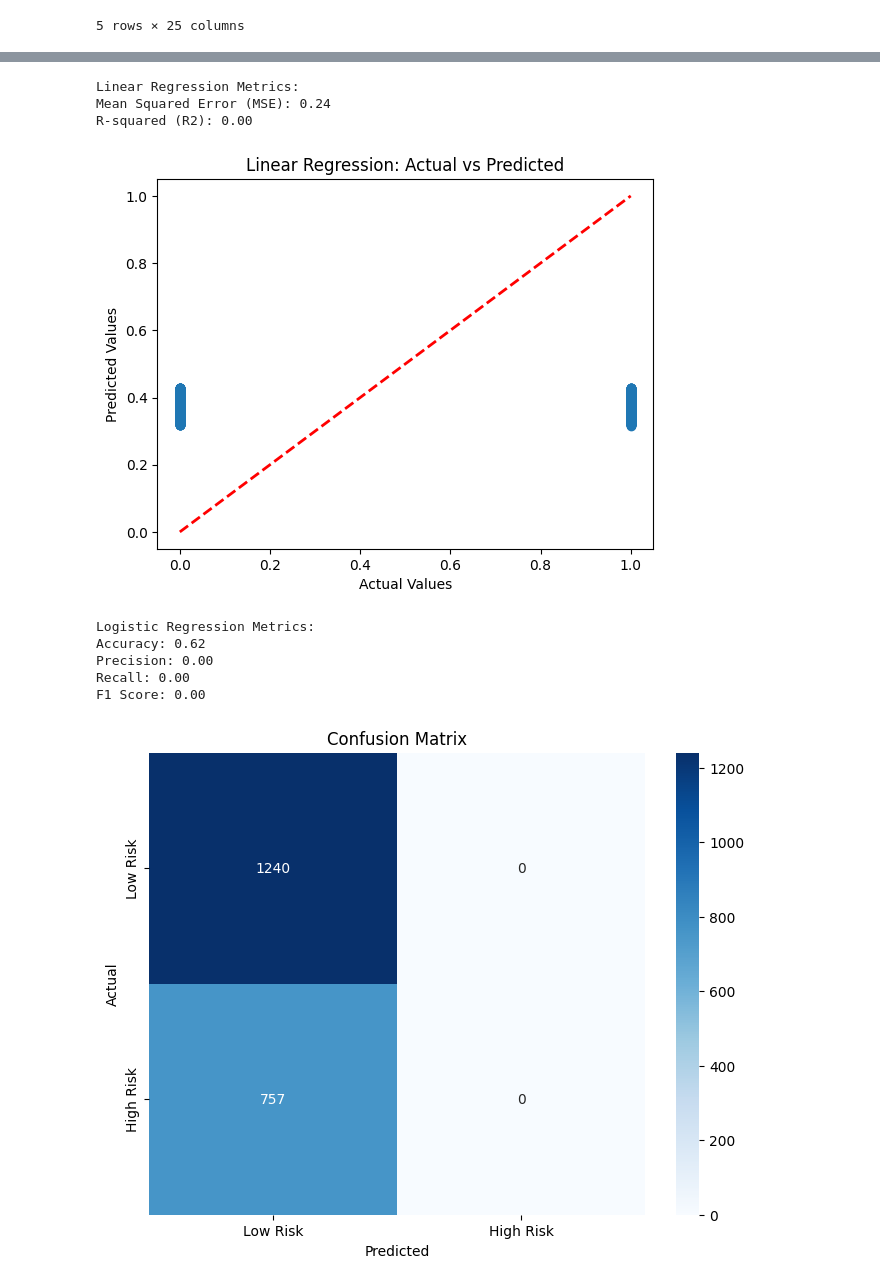
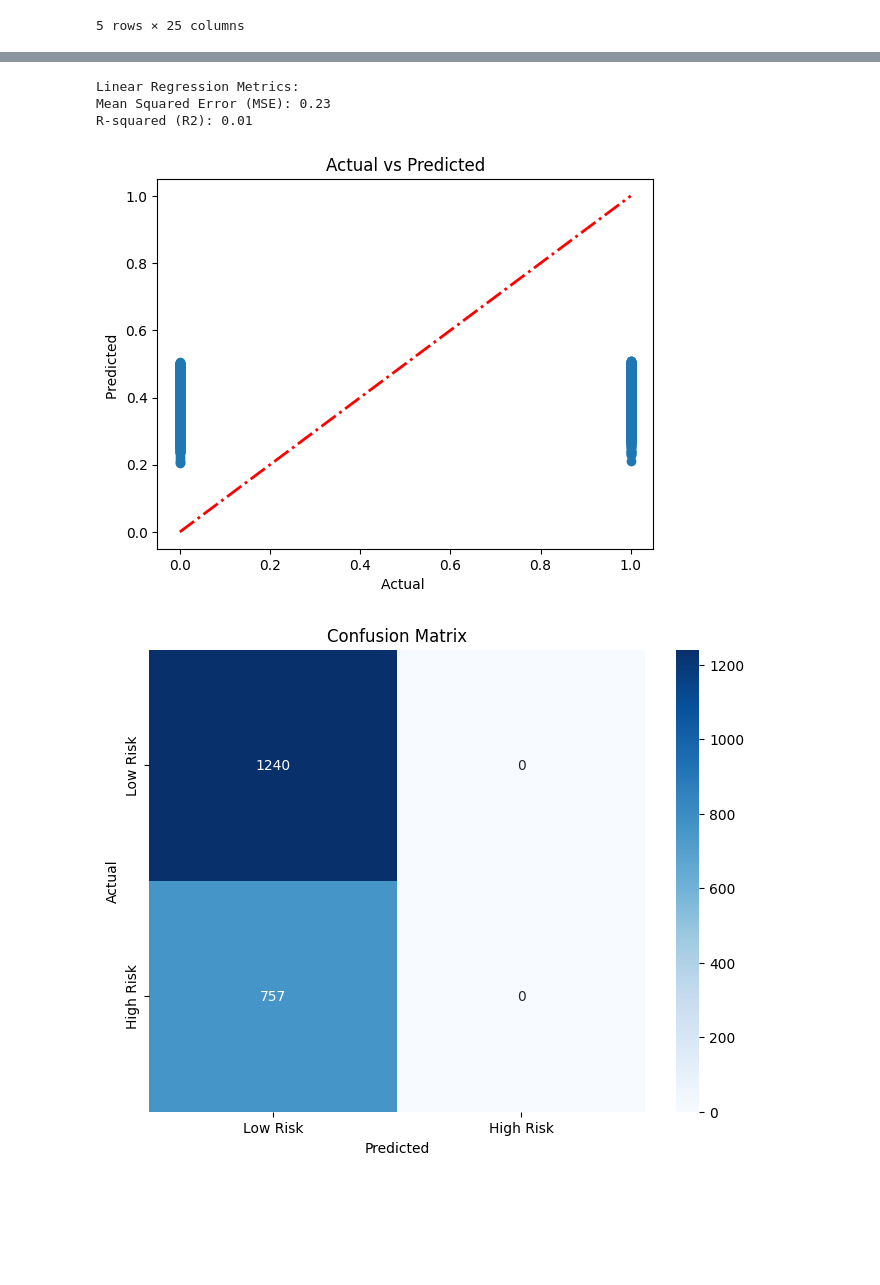
Before and after one commit to Pathin220/4105_Project, a Jupyter notebook: Project_Complete_Classic_ML.ipynb, the cells around one changed output, grey strips where cells are left out. Cells and saved outputs as stored; diff of their text form; code cells hidden in the pictures; blank space fills up the shorter version.

```diff
--- a/Project_Complete_Classic_ML.ipynb
+++ b/Project_Complete_Classic_ML.ipynb
@@ -178,6 +209,8 @@ theta, costs = gradient_descent(X, y, theta, alpha, iterations)
 # %%
-# Extract features and target for linear regression
-X_linear = heart_attack[['Sex', 'Age', 'Blood Pressure', 'Country']].values
+
+# Extract features and target
+X_linear = heart_attack[['Sex', 'Age', 'Blood Pressure','Country','Stress Level','Medication Use', 'Previous Heart Problems', 'Diet', 'Physical Activity Days Per Week', 'Alcohol Consumption', 'Obesity', 'Smoking',
+                'Family History', 'Diabetes', 'Hemisphere', 'Continent', 'Country','Exercise Hours Per Week', 'Sleep Hours Per Day', 'BMI', 'Sedentary Hours Per Day']].values
 y_linear = heart_attack['Heart Risk'].values.reshape(-1, 1)
 
 # Handle missing values
@@ -197,64 +230,27 @@ y_linear_pred = linear_model.predict(X_linear)
 linear_mse = mean_squared_error(y_linear, y_linear_pred)
 r2_score = linear_model.score(X_linear, y_linear)
 
+
 print('Linear Regression Metrics:')
 print(f'Mean Squared Error (MSE): {linear_mse:.2f}')
 print(f'R-squared (R2): {r2_score:.2f}')
 # %% [output]
 Linear Regression Metrics:
-Mean Squared Error (MSE): 0.24
-R-squared (R2): 0.00
+Mean Squared Error (MSE): 0.23
+R-squared (R2): 0.01
 # %%
 # Scatter plot for linear regression
 plt.scatter(y_linear, y_linear_pred)  # alpha controls point transparency
-plt.title('Linear Regression: Actual vs Predicted')
-plt.xlabel('Actual Values')
-plt.ylabel('Predicted Values')
+plt.title('Actual vs Predicted')
+plt.xlabel('Actual ')
+plt.ylabel('Predicted ')
 
 # Plot a diagonal line for perfect predictions
-plt.plot([min(y_linear), max(y_linear)], [min(y_linear), max(y_linear)], linestyle='--', color='red', linewidth=2)
+plt.plot([min(y_linear), max(y_linear)], [min(y_linear), max(y_linear)], linestyle='-.', color='red', linewidth=2)
 
 plt.show()
 # %% [output]
-[figure, old version]
+[figure, new version]
-# %%
-# Extract features and target for logistic regression
-X_logistic = heart_attack[['Sex', 'Age', 'Blood Pressure', 'Country']].values
-y_logistic = heart_attack['Heart Risk'].values
-
-# Handle missing values for logistic regression
-imputer = SimpleImputer(strategy='mean')
-X_logistic = imputer.fit_transform(X_logistic)
-
-# Split the data into training and testing sets
-X_train, X_test, y_train, y_test = train_test_split(X_logistic, y_logistic, test_size=0.2, random_state=0)
-
-# Initialize logistic regression model
-logistic_model = LogisticRegression()
-
-# Fit the model
-logistic_model.fit(X_train, y_train)
-
-# Predictions for logistic regression
-y_logistic_pred = logistic_model.predict(X_test)
-
-# Calculate metrics for logistic regression
-logistic_accuracy = accuracy_score(y_test, y_logistic_pred)
-logistic_precision = precision_score(y_test, y_logistic_pred)
-logistic_recall = recall_score(y_test, y_logistic_pred)
-logistic_f1 = f1_score(y_test, y_logistic_pred)
-
-print('\nLogistic Regression Metrics:')
-print(f'Accuracy: {logistic_accuracy:.2f}')
-print(f'Precision: {logistic_precision:.2f}')
-print(f'Recall: {logistic_recall:.2f}')
-print(f'F1 Score: {logistic_f1:.2f}')
-# %% [output]
-Logistic Regression Metrics:
-Accuracy: 0.62
-Precision: 0.00
-Recall: 0.00
-F1 Score: 0.00
 # %%
 # Function to plot confusion matrix
 def plot_confusion_matrix(y_true, y_pred, labels):
```
Also changed, not shown: parts of 7 cells of this notebook.
